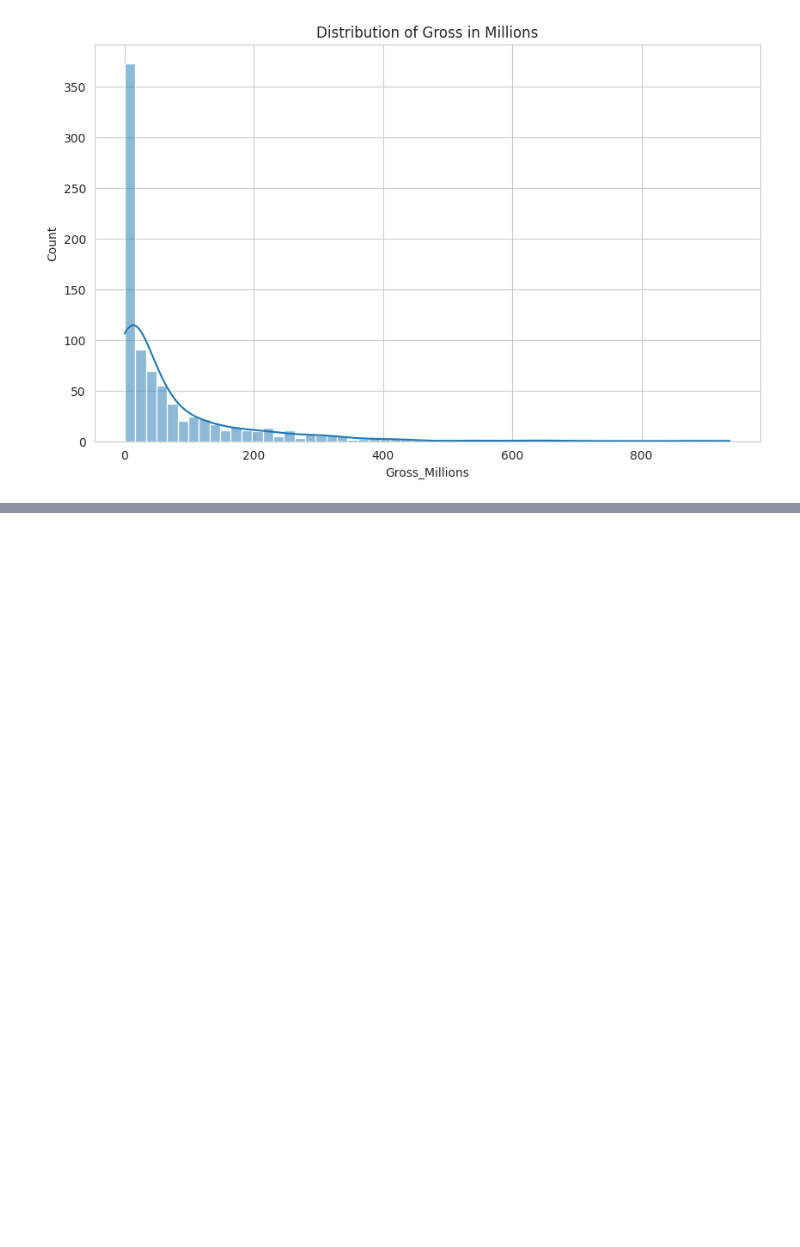
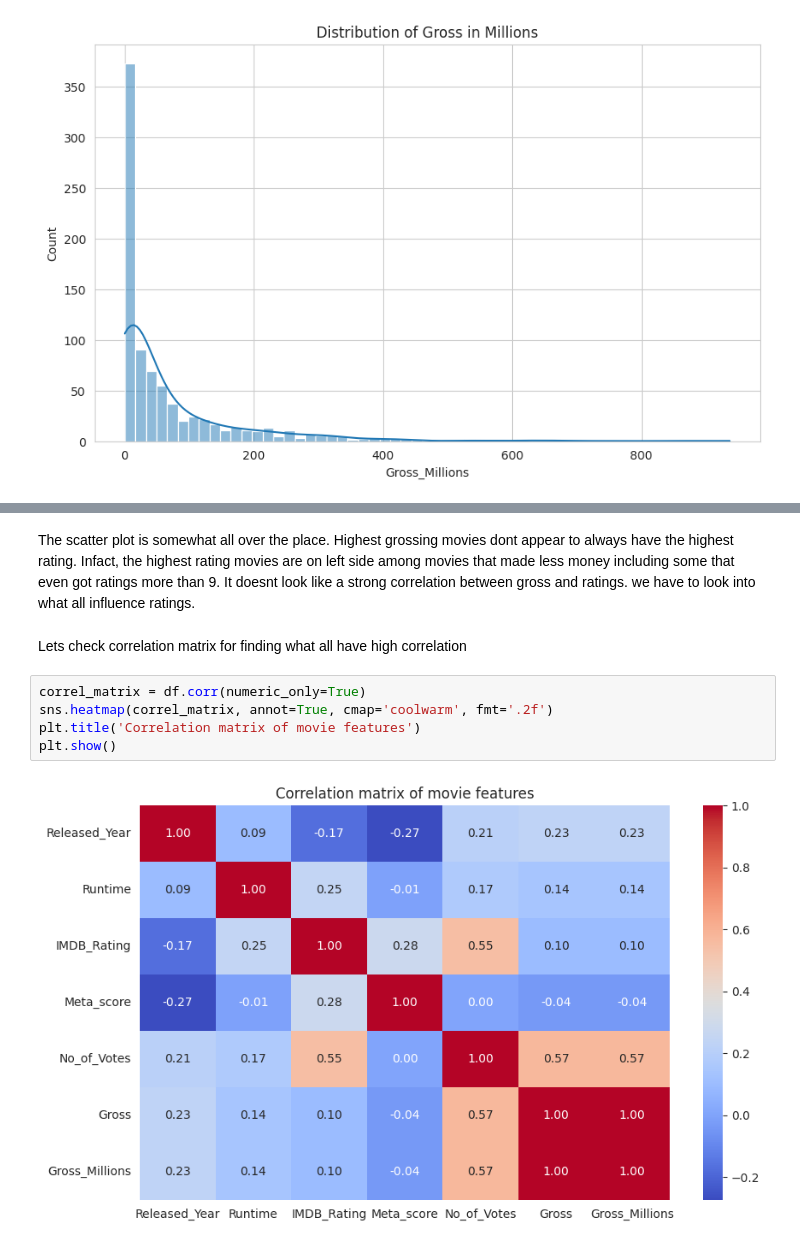
Before and after one commit to rahulkrishna-s/imdb-eda-notebooks, a Jupyter notebook: notebooks/imdb_eda.ipynb, the cells around one changed output, grey strips where cells are left out. Cells and saved outputs as stored; diff of their text form; blank space fills up the shorter version.

```diff
--- a/notebooks/imdb_eda.ipynb
+++ b/notebooks/imdb_eda.ipynb
@@ -244,0 +256,11 @@ This graph looks easier to understand than prevous
+# %% [markdown]
+The scatter plot is somewhat all over the place. Highest grossing movies dont appear to always have the highest rating. Infact, the highest rating movies are on left side among movies that made less money including some that even got ratings more than 9. It doesnt look like a strong correlation between gross and ratings. we have to look into what all influence ratings.
+# %% [markdown]
+Lets check correlation matrix for finding what all have high correlation
+# %%
+correl_matrix = df.corr(numeric_only=True)
+sns.heatmap(correl_matrix, annot=True, cmap='coolwarm', fmt='.2f')
+plt.title('Correlation matrix of movie features')
+plt.show()
+# %% [output]
+[figure, added]
```
Also changed, not shown: parts of 5 cells of this notebook.
